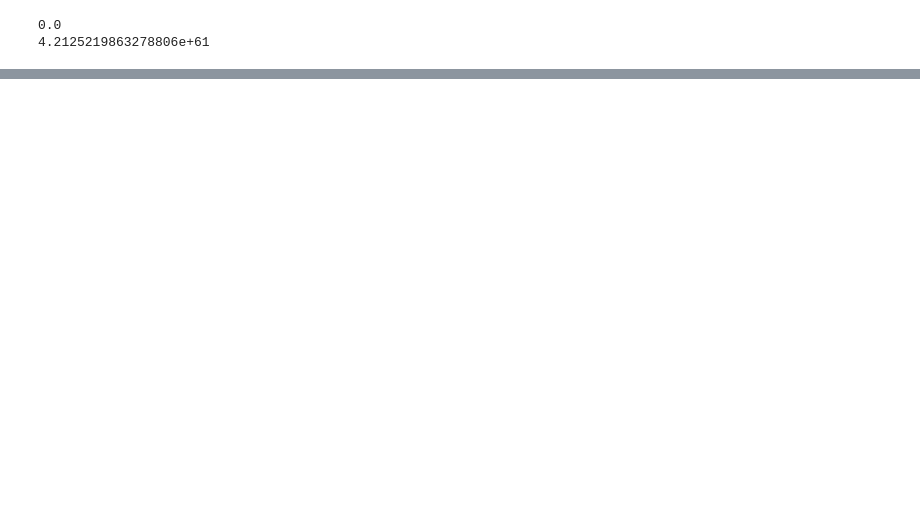
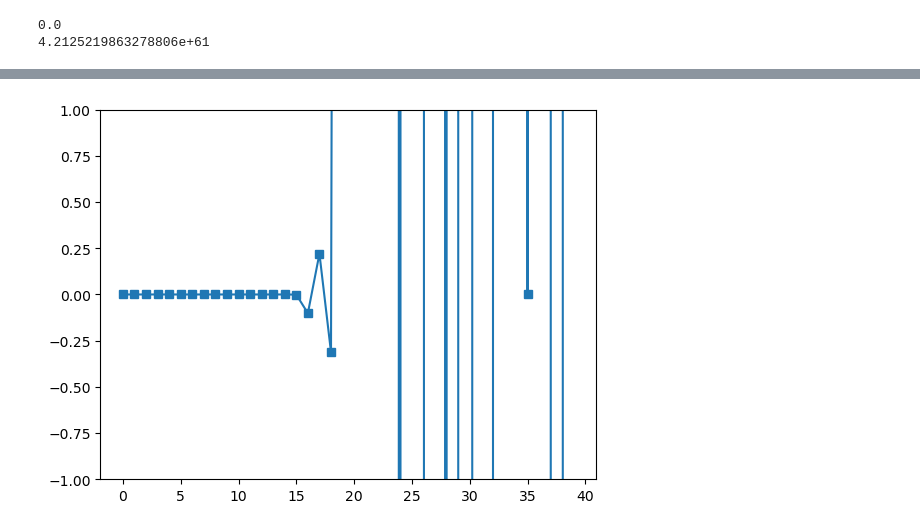
Before and after one commit to decemberkms/linear_algebra, a Jupyter notebook: determinant04.ipynb, the cells around one changed output, grey strips where cells are left out. Cells and saved outputs as stored; diff of their text form; code cells hidden in the pictures; blank space fills up the shorter version.

```diff
--- a/determinant04.ipynb
+++ b/determinant04.ipynb
@@ -27,0 +62,14 @@ Row swapp  6.12847343831251
+# %%
+dets = np.zeros((40,2))
+
+for k in range(40):
+    A = np.random.randn(k, k)
+    B = np.random.randn(k, k)
+
+    dets[k, 0] = np.linalg.det(A) * np.linalg.det(B)
+    dets[k, 1] = np.linalg.det(A@B)
+plt.plot(dets[:,0] - dets[:,1], "s-")
+plt.ylim([-1, 1])
+plt.show()
+# %% [output]
+[figure, added]
```
Also changed, not shown: parts of 4 cells of this notebook.
